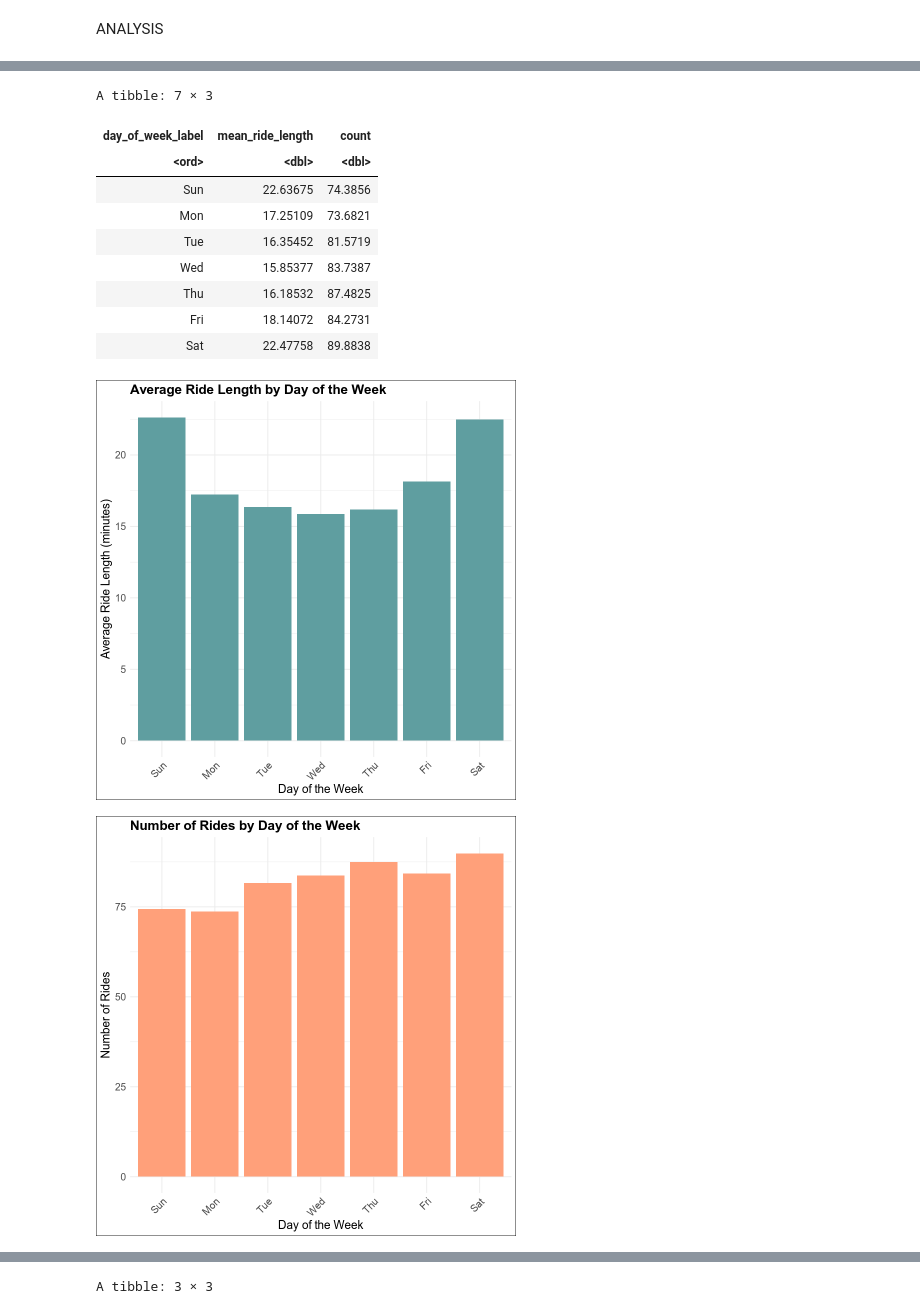
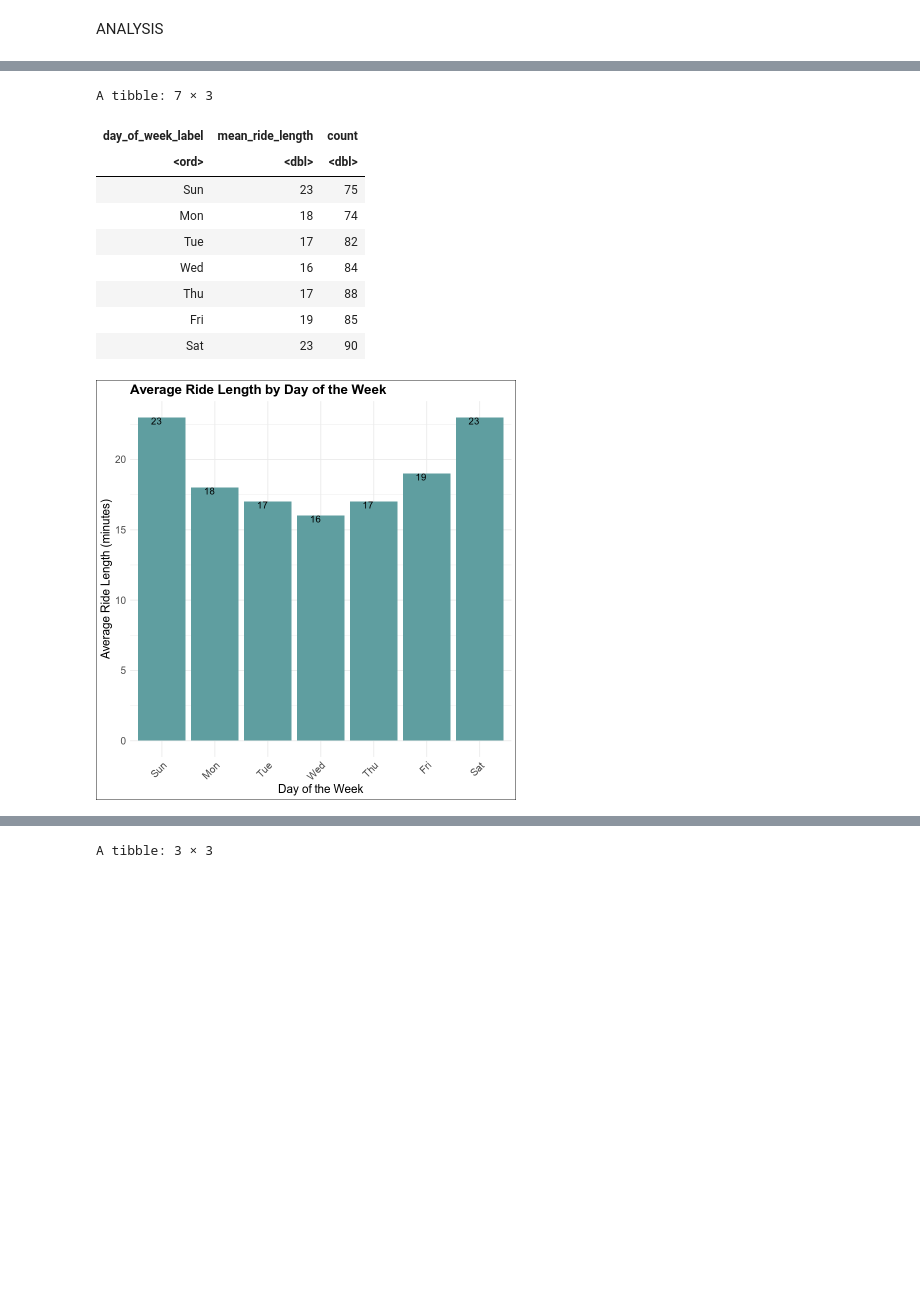
Before and after one commit to Ladipol/R_Projects, a Jupyter notebook: cyclic_project.ipynb, the cells around one changed output, grey strips where cells are left out. Drawn from its saved outputs; the diff is of its cells as text; code cells hidden in the pictures; blank space fills up the shorter version.

```diff
--- a/cyclic_project.ipynb
+++ b/cyclic_project.ipynb
@@ -392,8 +374,8 @@ print(p2)
 combined_data_clean_day <- combined_data_clean %>%
   group_by(day_of_week_label) %>%
   summarize(
-    mean_ride_length = mean(ride_length),
-    count = n()/10000
+    mean_ride_length = ceiling(mean(ride_length)),
+    count = ceiling(n()/10000)
   )
 
 View(combined_data_clean_day)
@@ -401,52 +383,36 @@ View(combined_data_clean_day)
 A tibble: 7 × 3
 | day_of_week_label | mean_ride_length | count |
 | <ord> | <dbl> | <dbl> |
-| Sun | 22.63675 | 74.3856 |
-| Mon | 17.25109 | 73.6821 |
-| Tue | 16.35452 | 81.5719 |
-| Wed | 15.85377 | 83.7387 |
-| Thu | 16.18532 | 87.4825 |
-| Fri | 18.14072 | 84.2731 |
-| Sat | 22.47758 | 89.8838 |
+| Sun | 23 | 75 |
+| Mon | 18 | 74 |
+| Tue | 17 | 82 |
+| Wed | 16 | 84 |
+| Thu | 17 | 88 |
+| Fri | 19 | 85 |
+| Sat | 23 | 90 |
 # %%
 # Load the necessary package
 library(ggplot2)
 
 # Plot the average ride length with custom colors and white background
 p1 <- ggplot(combined_data_clean_day, aes(x = day_of_week_label, y = mean_ride_length)) +
   geom_bar(stat = "identity", fill = "#5F9EA0") +  # Turquoise
+  geom_text(aes(label = mean_ride_length), vjust = 1, size = 4, hjust = 1) +  # Add data labels
   labs(title = "Average Ride Length by Day of the Week",
        x = "Day of the Week",
        y = "Average Ride Length (minutes)") +
   theme_minimal() +
   theme(
     plot.title = element_text(size = 16, face = "bold"),
     axis.text.x = element_text(size = 12, angle = 45, hjust = 1),
     axis.text.y = element_text(size = 12),
     axis.title = element_text(size = 14),
     legend.text = element_text(size = 12),
     plot.background = element_rect(fill = "white")
     )
 
-# Plot the number of rides with custom colors and white background
-p2 <- ggplot(combined_data_clean_day, aes(x = day_of_week_label, y = count)) +
-  geom_bar(stat = "identity", fill = "#FFA07A") +  # Light Salmon
-  labs(title = "Number of Rides by Day of the Week",
-       x = "Day of the Week",
-       y = "Number of Rides") +
-  theme_minimal() +
-  theme(
-    plot.title = element_text(size = 16, face = "bold"),
-    axis.text.x = element_text(size = 12, angle = 45, hjust = 1),
-    axis.text.y = element_text(size = 12),
-    axis.title = element_text(size = 14),
-    legend.text = element_text(size = 12),
-    plot.background = element_rect(fill = "white")
-    )
 
 # Print both plots
 print(p1)
-print(p2)
 # %% [output]
-[figure, old version]
+[figure, new version]
-[figure, removed]
```
Also changed, not shown: parts of 12 cells of this notebook, 1 other file.
